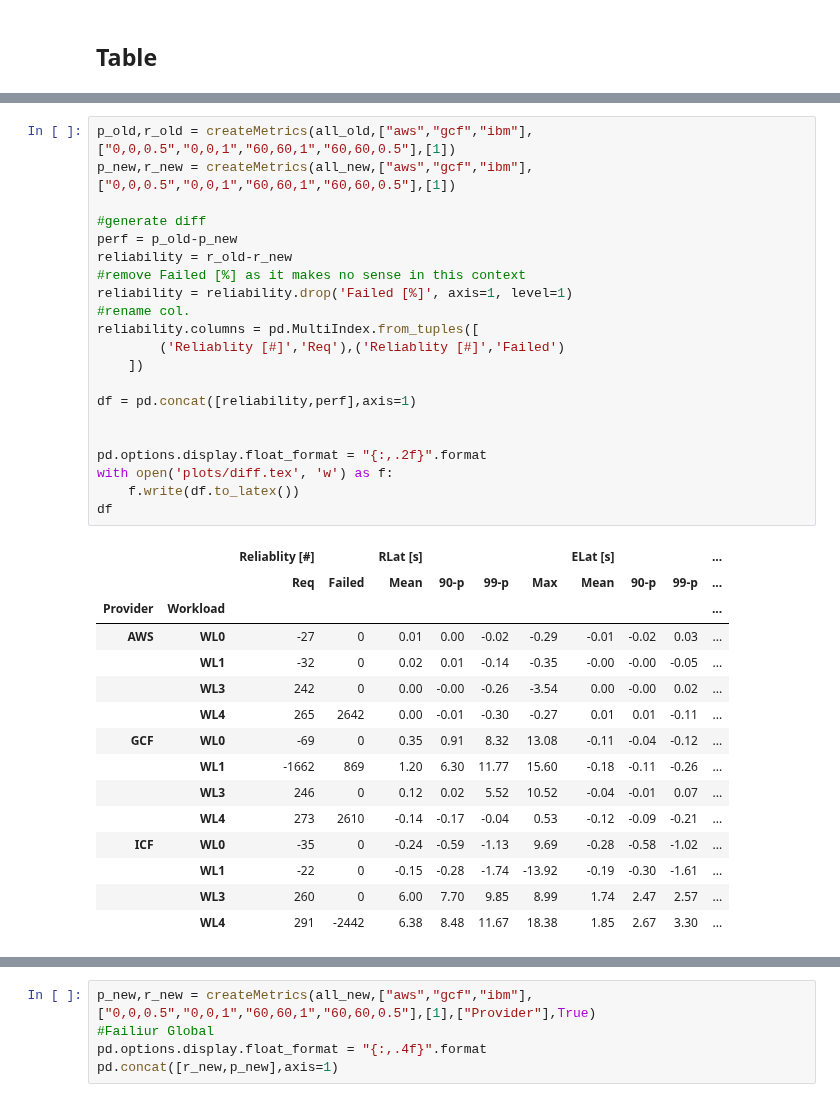
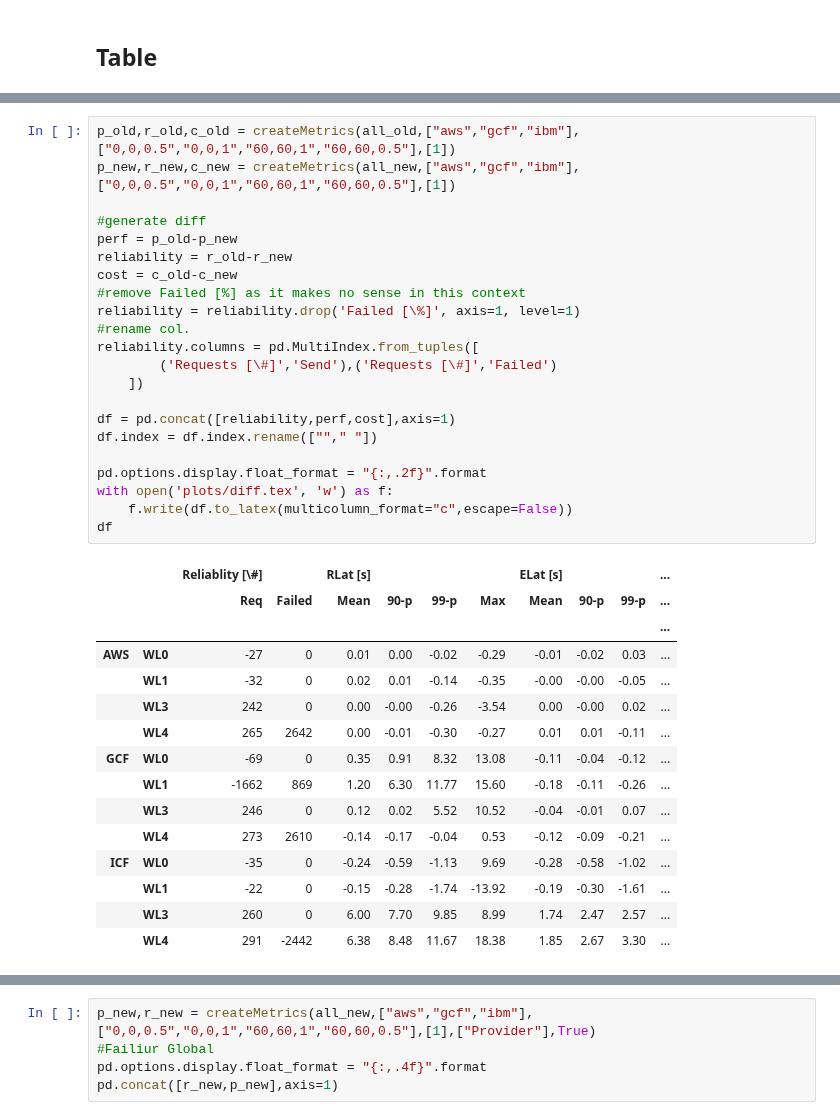
Before and after one commit to tawalaya/FaaSElasticityEngineering, a Jupyter notebook: ACR.ipynb, the cells around one changed output, grey strips where cells are left out. Saved outputs shown, nothing was run; the diff lists cells and outputs as text.

Commit message:
fixed tables and plots

```diff
--- a/ACR.ipynb
+++ b/ACR.ipynb
@@ -372,28 +332,29 @@ def metcisFromData(data,group_key=["Provider","WL"],withMedian=False):
 # %%
-p_old,r_old = createMetrics(all_old,["aws","gcf","ibm"],["0,0,0.5","0,0,1","60,60,1","60,60,0.5"],[1])
-p_new,r_new = createMetrics(all_new,["aws","gcf","ibm"],["0,0,0.5","0,0,1","60,60,1","60,60,0.5"],[1])
+p_old,r_old,c_old = createMetrics(all_old,["aws","gcf","ibm"],["0,0,0.5","0,0,1","60,60,1","60,60,0.5"],[1])
+p_new,r_new,c_new = createMetrics(all_new,["aws","gcf","ibm"],["0,0,0.5","0,0,1","60,60,1","60,60,0.5"],[1])
 
 #generate diff
 perf = p_old-p_new
 reliability = r_old-r_new
+cost = c_old-c_new
 #remove Failed [%] as it makes no sense in this context
-reliability = reliability.drop('Failed [%]', axis=1, level=1)
+reliability = reliability.drop('Failed [\%]', axis=1, level=1)
 #rename col.
 reliability.columns = pd.MultiIndex.from_tuples([
-        ('Reliablity [#]','Req'),('Reliablity [#]','Failed')
+        ('Requests [\#]','Send'),('Requests [\#]','Failed')
     ])
 
-df = pd.concat([reliability,perf],axis=1)
-
+df = pd.concat([reliability,perf,cost],axis=1)
+df.index = df.index.rename([""," "])
 
 pd.options.display.float_format = "{:,.2f}".format
 with open('plots/diff.tex', 'w') as f:
-    f.write(df.to_latex())
+    f.write(df.to_latex(multicolumn_format="c",escape=False))
 df
 # %% [output]
-|  |  | Reliablity [#] |  | RLat [s] |  |  |  | ELat [s] |  |  | ... |
+|  |  | Reliablity [\#] |  | RLat [s] |  |  |  | ELat [s] |  |  | ... |
 |  |  | Req | Failed | Mean | 90-p | 99-p | Max | Mean | 90-p | 99-p | ... |
-| Provider | Workload |  |  |  |  |  |  |  |  |  | ... |
+|  |  |  |  |  |  |  |  |  |  |  | ... |
 | AWS | WL0 | -27 | 0 | 0.01 | 0.00 | -0.02 | -0.29 | -0.01 | -0.02 | 0.03 | ... |
 |  | WL1 | -32 | 0 | 0.02 | 0.01 | -0.14 | -0.35 | -0.00 | -0.00 | -0.05 | ... |
 |  | WL3 | 242 | 0 | 0.00 | -0.00 | -0.26 | -3.54 | 0.00 | -0.00 | 0.02 | ... |
```
Also changed, not shown: parts of 9 cells of this notebook, 8 other files.
